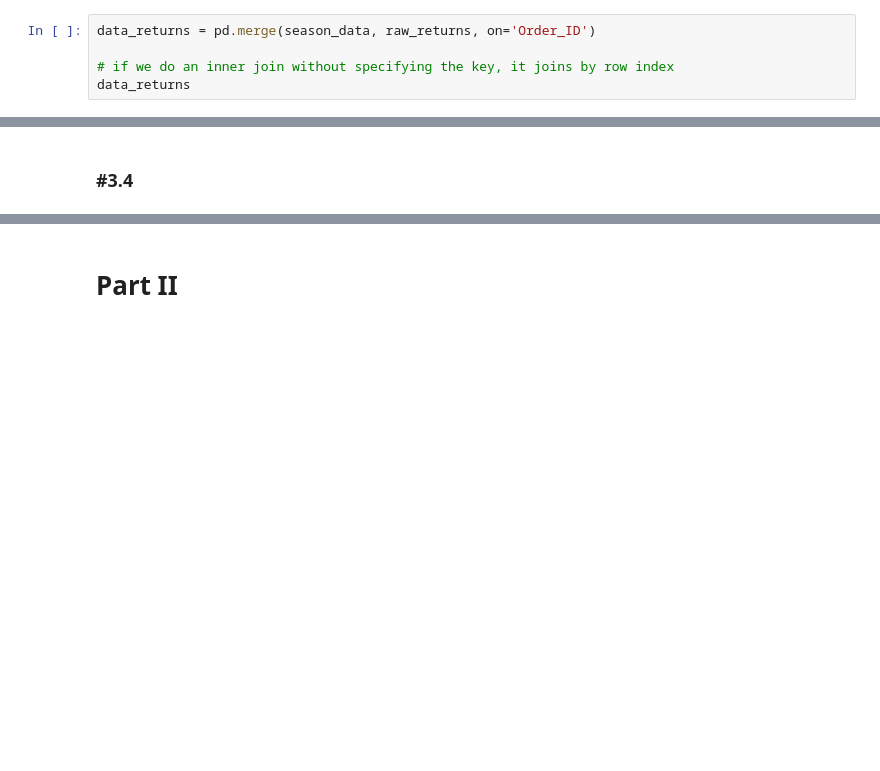
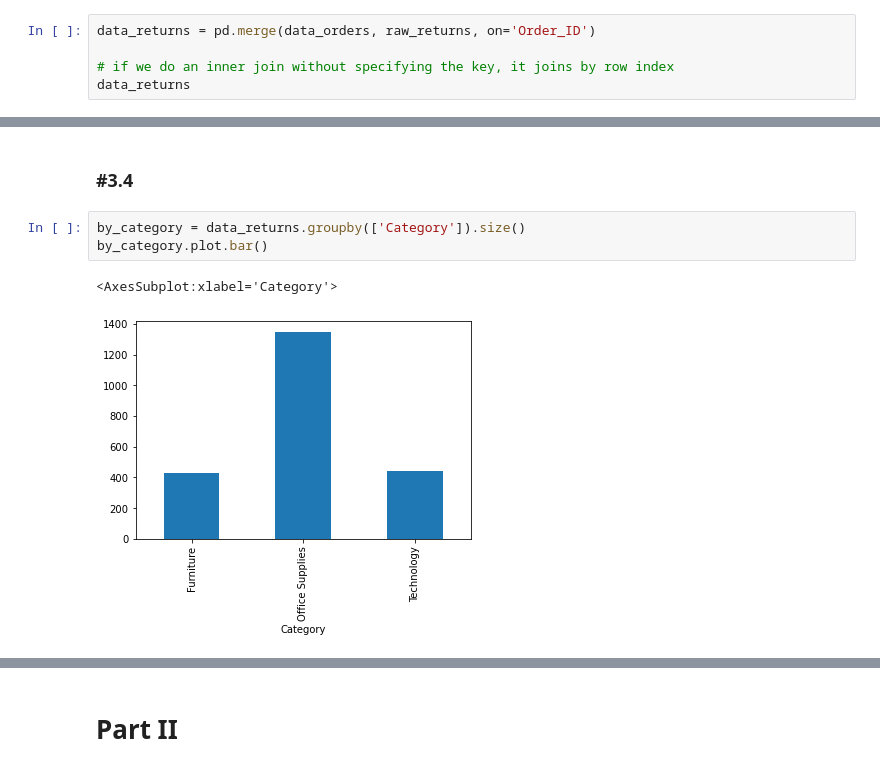
Before and after one commit to tdchoi7/Machine_Learning_Lab, a Jupyter notebook: TheoC/Git_Lab.ipynb, the cells around one changed output, grey strips where cells are left out. Drawn from its saved outputs; the diff is of its cells as text; blank space fills up the shorter version.

```diff
--- a/TheoC/Git_Lab.ipynb
+++ b/TheoC/Git_Lab.ipynb
@@ -318,7 +290,7 @@ raw_returns.Returned.value_counts()
 Yes    1079
 Name: Returned, dtype: int64
 # %%
-data_returns = pd.merge(season_data, raw_returns, on='Order_ID')
+data_returns = pd.merge(data_orders, raw_returns, on='Order_ID')
 
 # if we do an inner join without specifying the key, it joins by row index
 data_returns
@@ -383,5 +355,11 @@ by_region.plot.bar()
 # %% [markdown]
 ### #3.4
+# %%
+by_category = data_returns.groupby(['Category']).size()
+by_category.plot.bar()
+# %% [output]
+<AxesSubplot:xlabel='Category'>
+[figure, added]
 # %%
 by_category = data_returns.groupby(['Sub_Category']).size()
 by_category.plot.bar()
```
Also changed, not shown: parts of 50 cells of this notebook.
